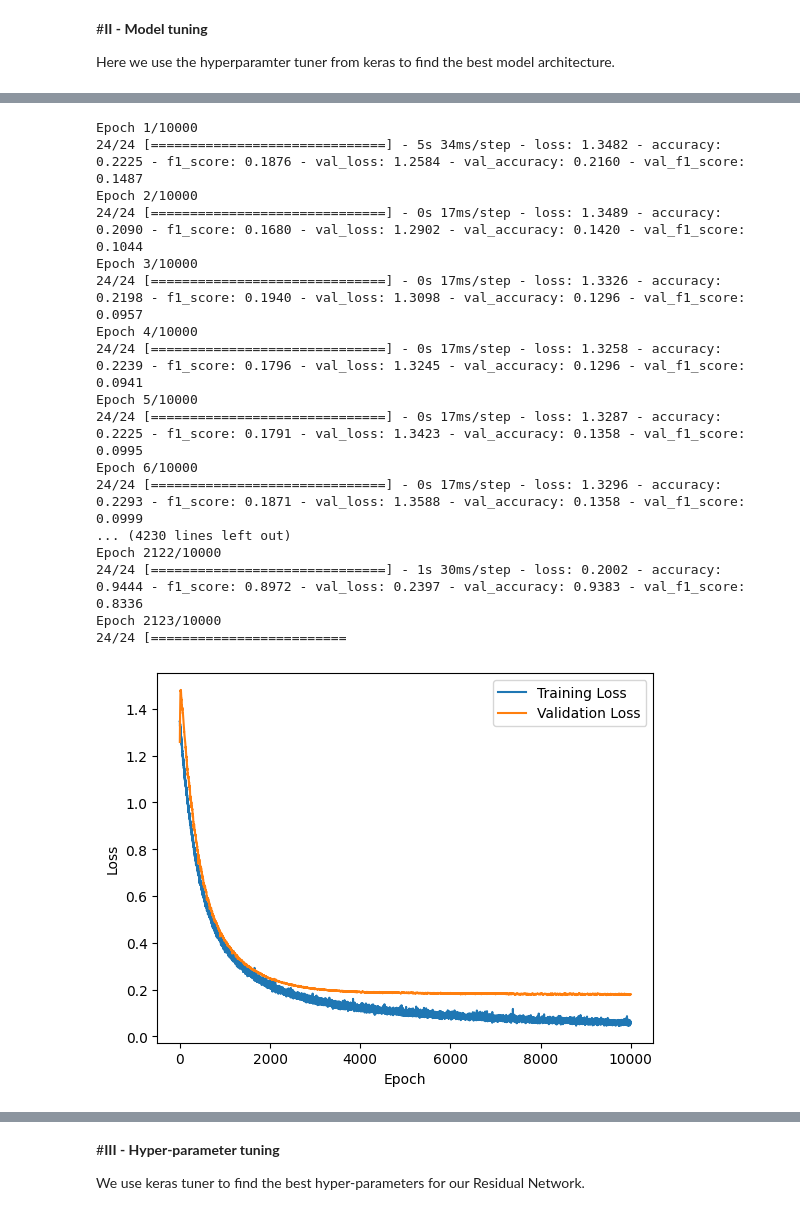
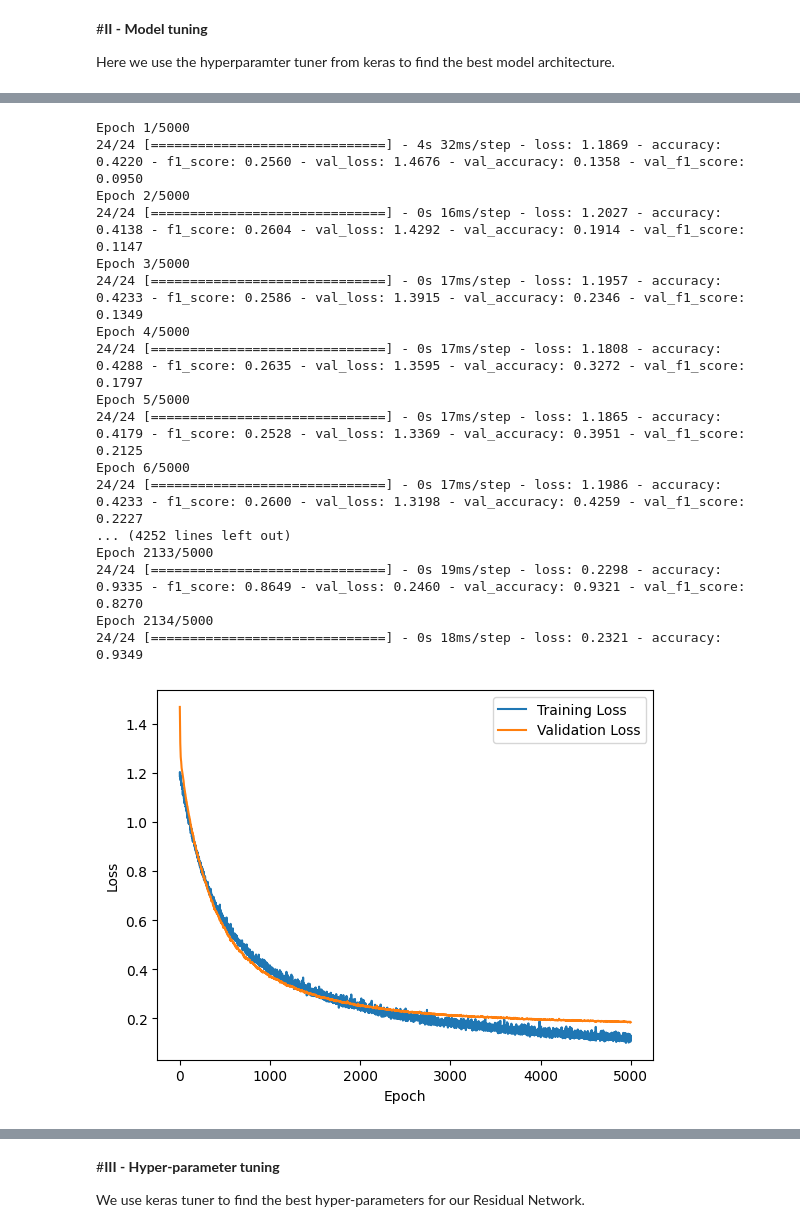
Before and after one commit to CS-433/ml-project-2-nuclear-fusion, a Jupyter notebook: code/ResNet.ipynb, the cells around one changed output, grey strips where cells are left out. Drawn from its saved outputs; the diff is of its cells as text; code cells hidden in the pictures.

```diff
--- a/code/ResNet.ipynb
+++ b/code/ResNet.ipynb
@@ -212,9 +212,9 @@ input_shape = (20, 37)
 input_layer = Input(shape=input_shape)
 
 # Create three residual blocks with varying kernel sizes
-x = residual_block(input_layer, 64, 8)
-x = residual_block(x, 64, 5)
-x = residual_block(x, 64, 3)
+x = residual_block(input_layer, 32, 21)
+x = residual_block(x, 32, 3)
+x = residual_block(x, 96, 5)
 
 # Global Average Pooling layer
 x = GlobalAveragePooling1D()(x)
@@ -253,35 +253,35 @@ Non-trainable params: 1152 (4.50 KB)
 __________________________________________________________________________________________________
 # %%
 # Train the model
-history = model.fit(X_train, y_train, epochs=10000, validation_data=(X_test, y_test))
+history = model.fit(X_train, y_train, epochs=5000, validation_data=(X_test, y_test))
 
 # Plot the losses
 plt.plot(history.history['loss'], label='Training Loss')
 plt.plot(history.history['val_loss'], label='Validation Loss')
 plt.xlabel('Epoch')
 plt.ylabel('Loss')
 plt.legend()
 plt.show()
 
 # Print the F1-score on the validation set
 _, _, f1_score = model.evaluate(X_test, y_test)
 print('F1-score on validation set:', f1_score)
 # %% [output]
-Epoch 1/10000
-24/24 [==============================] - 5s 34ms/step - loss: 1.3482 - accuracy: 0.2225 - f1_score: 0.1876 - val_loss: 1.2584 - val_accuracy: 0.2160 - val_f1_score: 0.1487
-Epoch 2/10000
-24/24 [==============================] - 0s 17ms/step - loss: 1.3489 - accuracy: 0.2090 - f1_score: 0.1680 - val_loss: 1.2902 - val_accuracy: 0.1420 - val_f1_score: 0.1044
-Epoch 3/10000
-24/24 [==============================] - 0s 17ms/step - loss: 1.3326 - accuracy: 0.2198 - f1_score: 0.1940 - val_loss: 1.3098 - val_accuracy: 0.1296 - val_f1_score: 0.0957
-Epoch 4/10000
-24/24 [==============================] - 0s 17ms/step - loss: 1.3258 - accuracy: 0.2239 - f1_score: 0.1796 - val_loss: 1.3245 - val_accuracy: 0.1296 - val_f1_score: 0.0941
-Epoch 5/10000
-24/24 [==============================] - 0s 17ms/step - loss: 1.3287 - accuracy: 0.2225 - f1_score: 0.1791 - val_loss: 1.3423 - val_accuracy: 0.1358 - val_f1_score: 0.0995
-Epoch 6/10000
-24/24 [==============================] - 0s 17ms/step - loss: 1.3296 - accuracy: 0.2293 - f1_score: 0.1871 - val_loss: 1.3588 - val_accuracy: 0.1358 - val_f1_score: 0.0999
-... (4230 lines left out)
-Epoch 2122/10000
-24/24 [==============================] - 1s 30ms/step - loss: 0.2002 - accuracy: 0.9444 - f1_score: 0.8972 - val_loss: 0.2397 - val_accuracy: 0.9383 - val_f1_score: 0.8336
-Epoch 2123/10000
-24/24 [=========================
+Epoch 1/5000
+24/24 [==============================] - 4s 32ms/step - loss: 1.1869 - accuracy: 0.4220 - f1_score: 0.2560 - val_loss: 1.4676 - val_accuracy: 0.1358 - val_f1_score: 0.0950
+Epoch 2/5000
+24/24 [==============================] - 0s 16ms/step - loss: 1.2027 - accuracy: 0.4138 - f1_score: 0.2604 - val_loss: 1.4292 - val_accuracy: 0.1914 - val_f1_score: 0.1147
+Epoch 3/5000
+24/24 [==============================] - 0s 17ms/step - loss: 1.1957 - accuracy: 0.4233 - f1_score: 0.2586 - val_loss: 1.3915 - val_accuracy: 0.2346 - val_f1_score: 0.1349
+Epoch 4/5000
+24/24 [==============================] - 0s 17ms/step - loss: 1.1808 - accuracy: 0.4288 - f1_score: 0.2635 - val_loss: 1.3595 - val_accuracy: 0.3272 - val_f1_score: 0.1797
+Epoch 5/5000
+24/24 [==============================] - 0s 17ms/step - loss: 1.1865 - accuracy: 0.4179 - f1_score: 0.2528 - val_loss: 1.3369 - val_accuracy: 0.3951 - val_f1_score: 0.2125
+Epoch 6/5000
+24/24 [==============================] - 0s 17ms/step - loss: 1.1986 - accuracy: 0.4233 - f1_score: 0.2600 - val_loss: 1.3198 - val_accuracy: 0.4259 - val_f1_score: 0.2227
+... (4252 lines left out)
+Epoch 2133/5000
+24/24 [==============================] - 0s 19ms/step - loss: 0.2298 - accuracy: 0.9335 - f1_score: 0.8649 - val_loss: 0.2460 - val_accuracy: 0.9321 - val_f1_score: 0.8270
+Epoch 2134/5000
+24/24 [==============================] - 0s 18ms/step - loss: 0.2321 - accuracy: 0.9349
-[figure, old version]
+[figure, new version]
```
Also changed, not shown: parts of 7 cells of this notebook, 1 other file.
